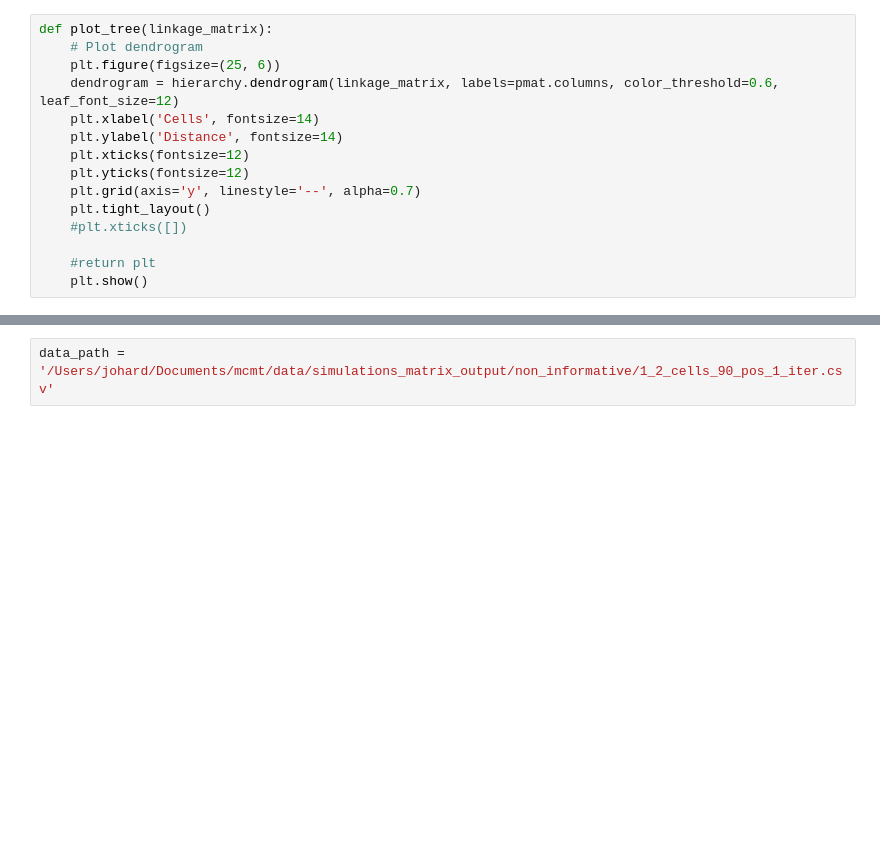
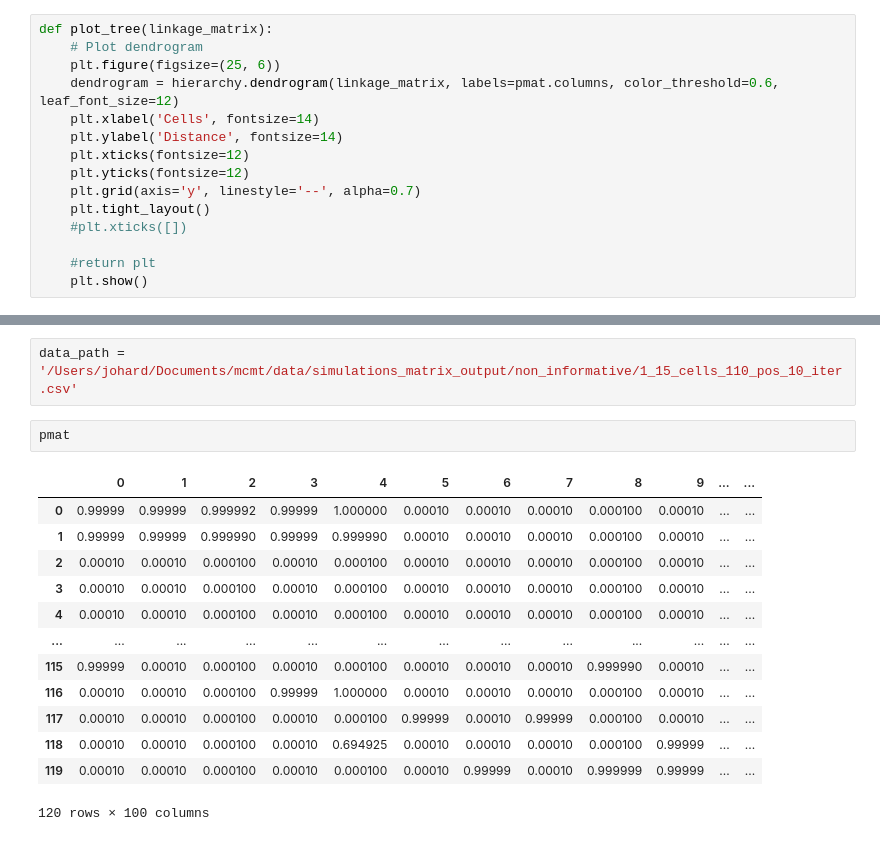
Before and after one commit to cbg-ethz/mt-SCITE, a Jupyter notebook: Notebooks/NJ_simulations.ipynb, the cells around one changed output, grey strips where cells are left out. Drawn from its saved outputs; the diff is of its cells as text; blank space fills up the shorter version.

```diff
--- a/Notebooks/NJ_simulations.ipynb
+++ b/Notebooks/NJ_simulations.ipynb
@@ -45,5 +64,21 @@ def plot_tree(linkage_matrix):
 # %%
-data_path = '/Users/johard/Documents/mcmt/data/simulations_matrix_output/non_informative/1_2_cells_90_pos_1_iter.csv'
+data_path = '/Users/johard/Documents/mcmt/data/simulations_matrix_output/non_informative/1_15_cells_110_pos_10_iter.csv'
+# %%
+pmat
+# %% [output]
+|  | 0 | 1 | 2 | 3 | 4 | 5 | 6 | 7 | 8 | 9 | ... | ... |
+| 0 | 0.99999 | 0.99999 | 0.999992 | 0.99999 | 1.000000 | 0.00010 | 0.00010 | 0.00010 | 0.000100 | 0.00010 | ... | ... |
+| 1 | 0.99999 | 0.99999 | 0.999990 | 0.99999 | 0.999990 | 0.00010 | 0.00010 | 0.00010 | 0.000100 | 0.00010 | ... | ... |
+| 2 | 0.00010 | 0.00010 | 0.000100 | 0.00010 | 0.000100 | 0.00010 | 0.00010 | 0.00010 | 0.000100 | 0.00010 | ... | ... |
+| 3 | 0.00010 | 0.00010 | 0.000100 | 0.00010 | 0.000100 | 0.00010 | 0.00010 | 0.00010 | 0.000100 | 0.00010 | ... | ... |
+| 4 | 0.00010 | 0.00010 | 0.000100 | 0.00010 | 0.000100 | 0.00010 | 0.00010 | 0.00010 | 0.000100 | 0.00010 | ... | ... |
+| ... | ... | ... | ... | ... | ... | ... | ... | ... | ... | ... | ... | ... |
+| 115 | 0.99999 | 0.00010 | 0.000100 | 0.00010 | 0.000100 | 0.00010 | 0.00010 | 0.00010 | 0.999990 | 0.00010 | ... | ... |
+| 116 | 0.00010 | 0.00010 | 0.000100 | 0.99999 | 1.000000 | 0.00010 | 0.00010 | 0.00010 | 0.000100 | 0.00010 | ... | ... |
+| 117 | 0.00010 | 0.00010 | 0.000100 | 0.00010 | 0.000100 | 0.99999 | 0.00010 | 0.99999 | 0.000100 | 0.00010 | ... | ... |
+| 118 | 0.00010 | 0.00010 | 0.000100 | 0.00010 | 0.694925 | 0.00010 | 0.00010 | 0.00010 | 0.000100 | 0.99999 | ... | ... |
+| 119 | 0.00010 | 0.00010 | 0.000100 | 0.00010 | 0.000100 | 0.00010 | 0.99999 | 0.00010 | 0.999999 | 0.99999 | ... | ... |
+120 rows × 100 columns
 # %%
 pmat = read_data(data_path)
 linkage_matrix = analyze_data(pmat)
```
Also changed, not shown: parts of 4 cells of this notebook.
